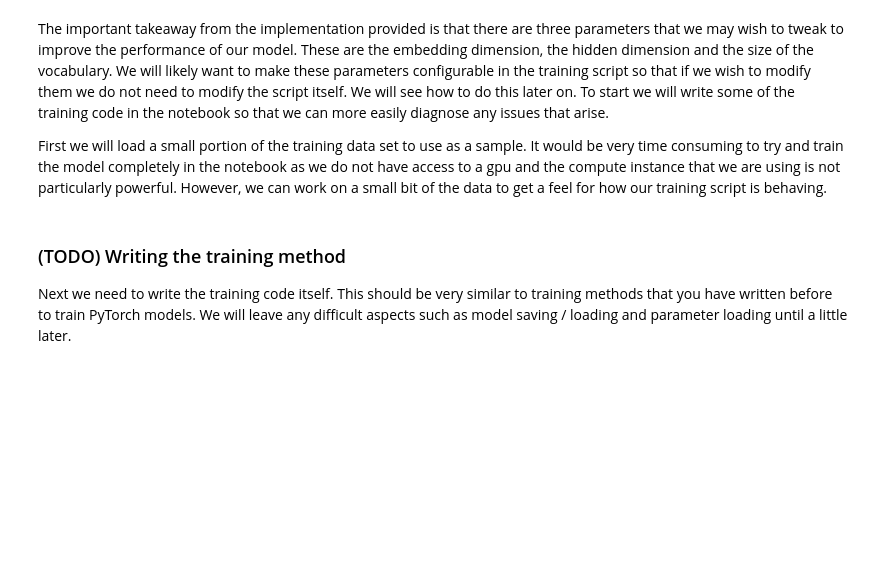
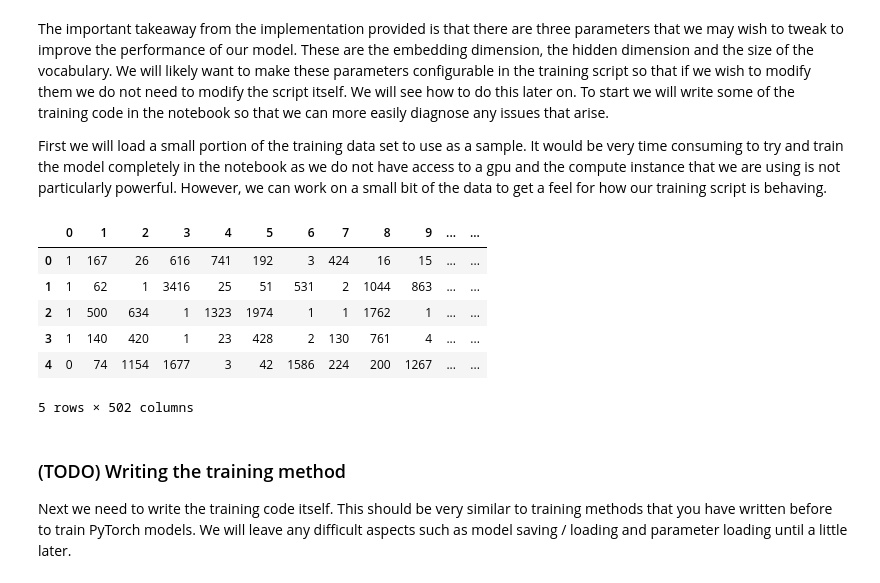
Before and after one commit to ruben-rosa/sagemaker-deployment, a Jupyter notebook: Project/SageMaker Project.ipynb, the cells around one changed output. Saved outputs shown, nothing was run; the diff lists cells and outputs as text; code cells hidden in the pictures; blank space fills up the shorter version.

```diff
--- a/Project/SageMaker Project.ipynb
+++ b/Project/SageMaker Project.ipynb
@@ -407,6 +555,16 @@ train_sample_X = torch.from_numpy(train_sample.drop([0], axis=1).values).long()
 train_sample_ds = torch.utils.data.TensorDataset(train_sample_X, train_sample_y)
 # Build the dataloader
 train_sample_dl = torch.utils.data.DataLoader(train_sample_ds, batch_size=50)
+# %%
+train_sample.head()
+# %% [output]
+|  | 0 | 1 | 2 | 3 | 4 | 5 | 6 | 7 | 8 | 9 | ... | ... |
+| 0 | 1 | 167 | 26 | 616 | 741 | 192 | 3 | 424 | 16 | 15 | ... | ... |
+| 1 | 1 | 62 | 1 | 3416 | 25 | 51 | 531 | 2 | 1044 | 863 | ... | ... |
+| 2 | 1 | 500 | 634 | 1 | 1323 | 1974 | 1 | 1 | 1762 | 1 | ... | ... |
+| 3 | 1 | 140 | 420 | 1 | 23 | 428 | 2 | 130 | 761 | 4 | ... | ... |
+| 4 | 0 | 74 | 1154 | 1677 | 3 | 42 | 1586 | 224 | 200 | 1267 | ... | ... |
+5 rows × 502 columns
 # %% [markdown]
 ### (TODO) Writing the training method
 
```
Also changed, not shown: parts of 42 cells of this notebook, 2 other files.
